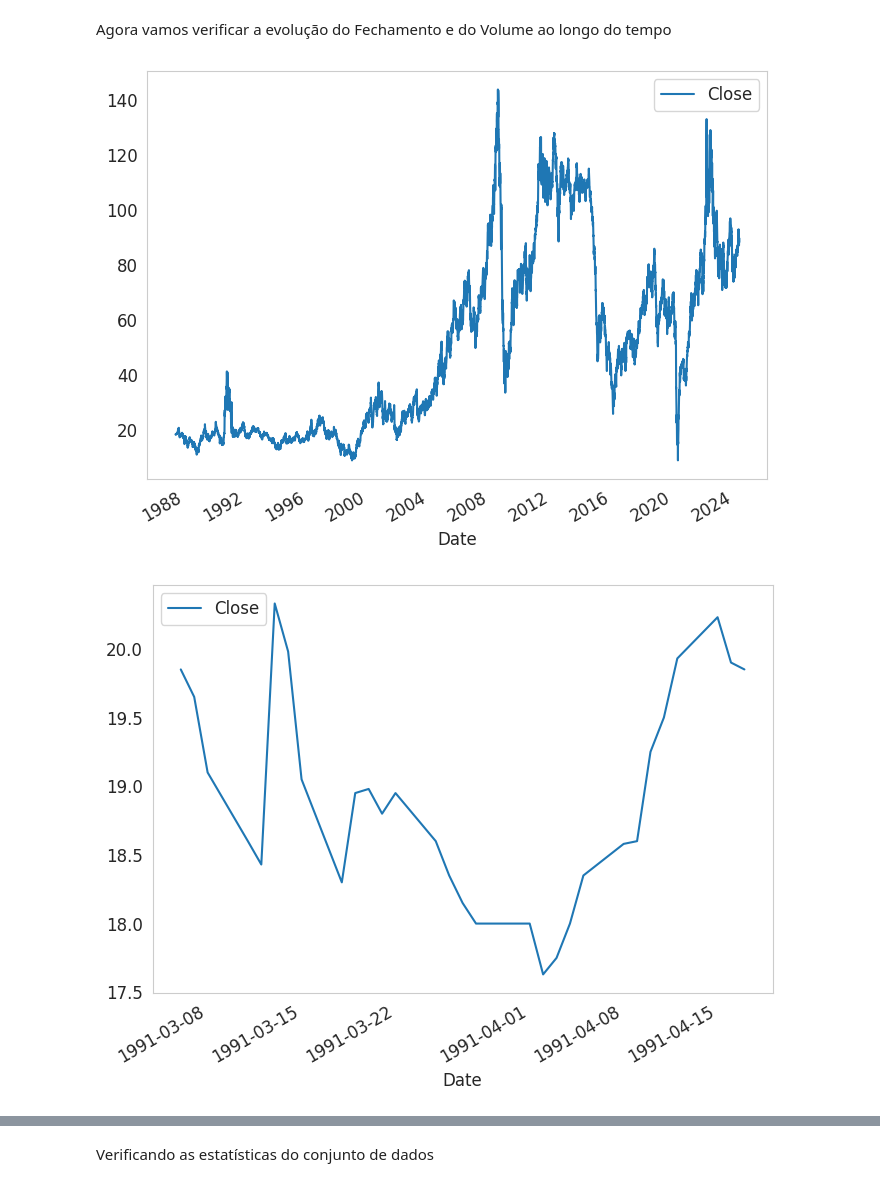
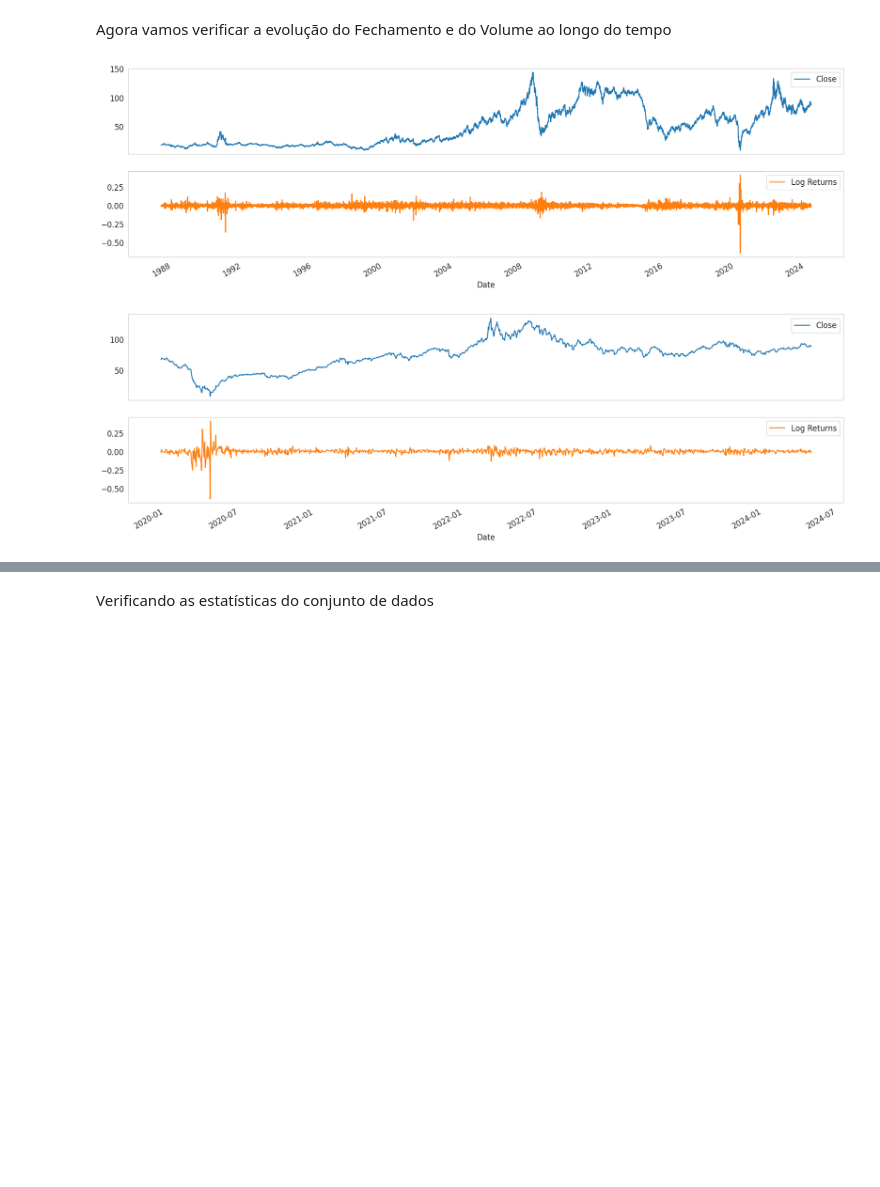
Before and after one commit to fredgcosta/tech-challenge-fase-4, a Jupyter notebook: brent_prices_forecast_v3.ipynb, the cells around one changed output, grey strips where cells are left out. Drawn from its saved outputs; the diff is of its cells as text; code cells hidden in the pictures; blank space fills up the shorter version.

```diff
--- a/brent_prices_forecast_v3.ipynb
+++ b/brent_prices_forecast_v3.ipynb
@@ -26,7 +45,7 @@ os.environ['TF_CPP_MIN_LOG_LEVEL'] = '3'
 tf.get_logger().setLevel('ERROR')
 
 %matplotlib inline
-mpl.rcParams['figure.figsize'] = (8, 6)
+mpl.rcParams['figure.figsize'] = (20, 6)
 mpl.rcParams['axes.grid'] = False
 mpl.rcParams['font.size'] = 12
 # %%
@@ -39,6 +58,7 @@ Utilizamos a biblioteca yfinance para facilitar o download dos dados do site Yah
 # %%
 brent = pd.read_csv('Europe_Brent_Spot_Price_FOB.csv', parse_dates=True, index_col=0)
 brent = brent.sort_values(by='Date', ascending=True)
+brent['Log Returns'] = np.log(brent['Close']/brent['Close'].shift(1)).dropna()
 brent.info()
 # %% [output]
 <class 'pandas.core.frame.DataFrame'>
@@ -66,15 +87,15 @@ end_date = '2024-01-11'
 # %% [markdown]
 Agora vamos verificar a evolução do Fechamento e do Volume ao longo do tempo
 # %%
-plot_cols = ['Close']
+plot_cols = ['Close', 'Log Returns']
 plot_features = brent[plot_cols]
 plot_features.index = brent.index
 _ = plot_features.plot(subplots=True)
 
-plot_features = brent[plot_cols][970:1000]
-plot_features.index = brent.index[970:1000]
+plot_features = brent[plot_cols][-1100:]
+plot_features.index = brent.index[-1100:]
 _ = plot_features.plot(subplots=True)
 # %% [output]
-[figure, old version]
+[figure, new version]
-[figure, old version]
+[figure, new version]
 # %%
```
Also changed, not shown: parts of 144 cells of this notebook, 14 other files.
